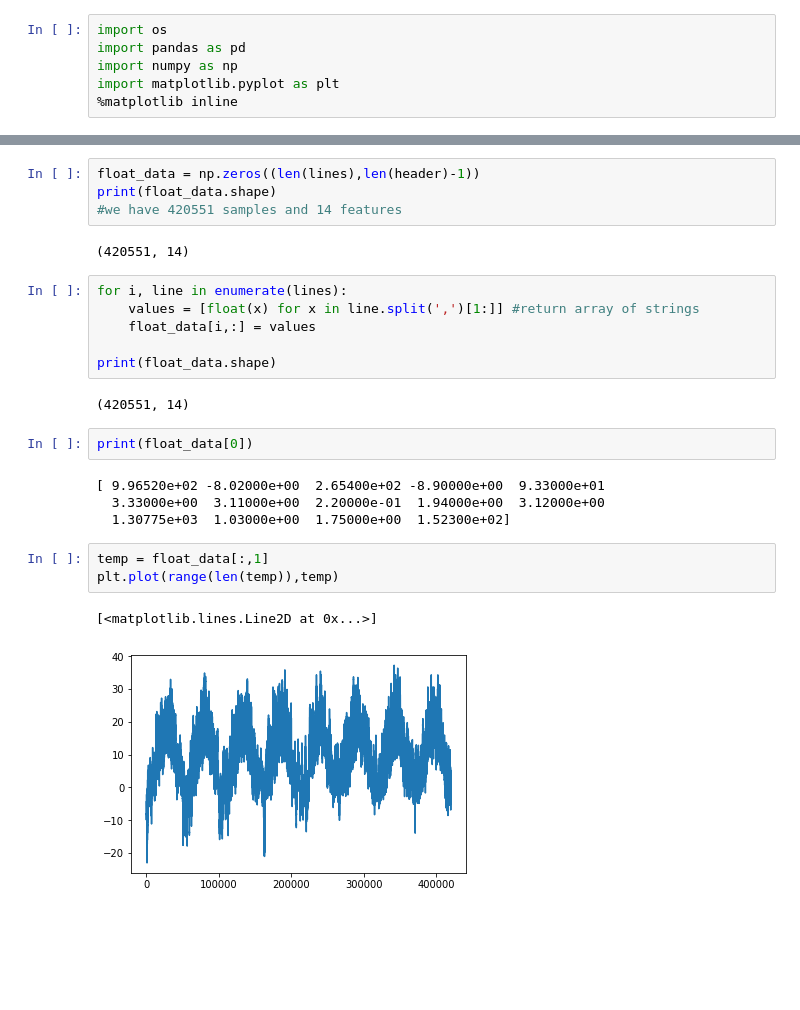
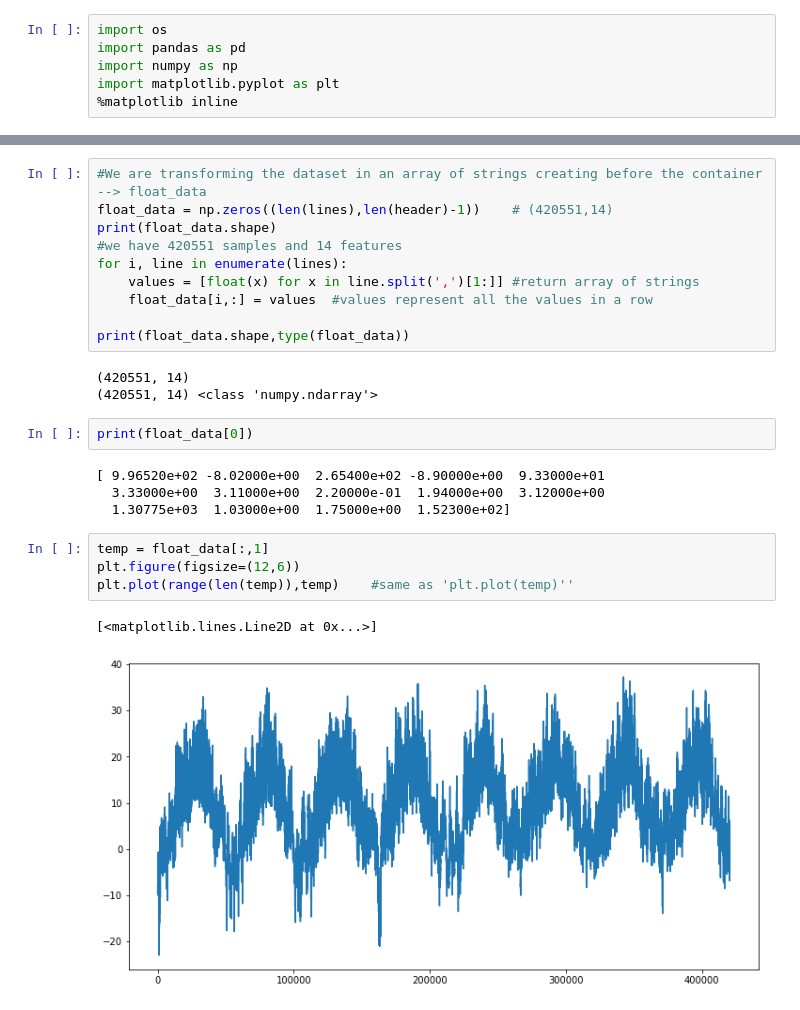
Before and after one commit to lbun/dsr, a Jupyter notebook: day6_timeseries.ipynb, the cells around one changed output, grey strips where cells are left out. Cells and saved outputs as stored; diff of their text form; blank space fills up the shorter version.

```diff
--- a/day6_timeseries.ipynb
+++ b/day6_timeseries.ipynb
@@ -27,17 +36,16 @@ print(type(lines[0]))
-# %%
-float_data = np.zeros((len(lines),len(header)-1))
-print(float_data.shape)
-#we have 420551 samples and 14 features
-# %% [output]
-(420551, 14)
 # %%
+#We are transforming the dataset in an array of strings creating before the container --> float_data
+float_data = np.zeros((len(lines),len(header)-1))    # (420551,14)
+print(float_data.shape)
+#we have 420551 samples and 14 features
 for i, line in enumerate(lines):
     values = [float(x) for x in line.split(',')[1:]] #return array of strings
-    float_data[i,:] = values
+    float_data[i,:] = values  #values represent all the values in a row
 
-print(float_data.shape)
+print(float_data.shape,type(float_data))
 # %% [output]
 (420551, 14)
+(420551, 14) <class 'numpy.ndarray'>
 # %%
 print(float_data[0])
 # %% [output]
@@ -46,7 +54,8 @@ print(float_data[0])
   1.30775e+03  1.03000e+00  1.75000e+00  1.52300e+02]
 # %%
 temp = float_data[:,1]
-plt.plot(range(len(temp)),temp)
+plt.figure(figsize=(12,6))
+plt.plot(range(len(temp)),temp)    #same as 'plt.plot(temp)''
 # %% [output]
 [<matplotlib.lines.Line2D at 0x...>]
-[figure, old version]
+[figure, new version]
```
Also changed, not shown: parts of 25 cells of this notebook.
